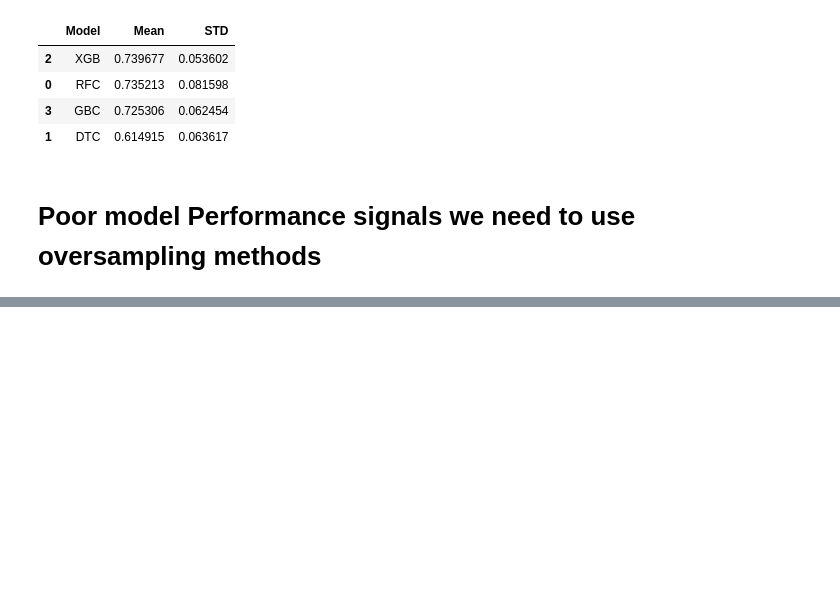
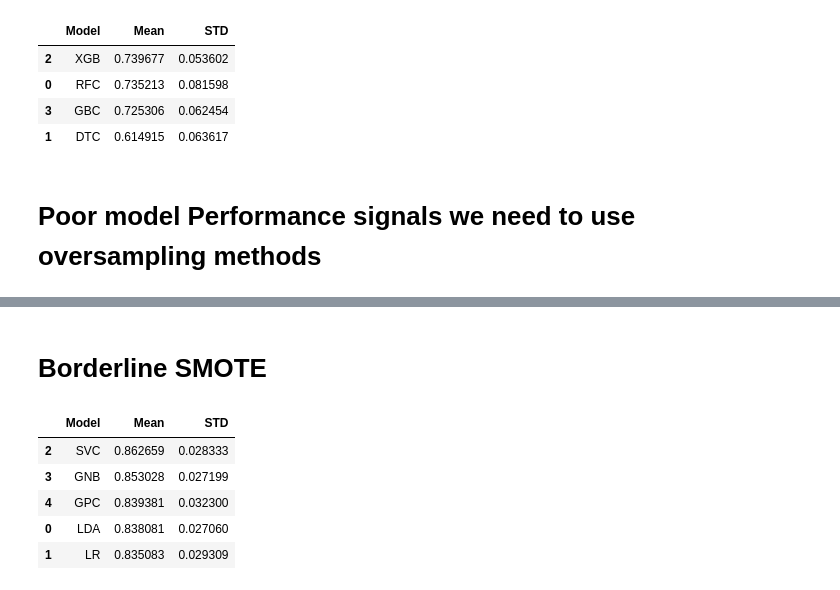
Before and after one commit to MaukanMir/Survival-Patient-Heart-Failure-Classification, a Jupyter notebook: training.ipynb, the cells around one changed output, grey strips where cells are left out. Drawn from its saved outputs; the diff is of its cells as text; code cells hidden in the pictures; blank space fills up the shorter version.

```diff
--- a/training.ipynb
+++ b/training.ipynb
@@ -268,0 +322,15 @@ testing_selected_models(names, models, X, y)
+# %% [markdown]
+# Borderline SMOTE
+# %%
+X_bl, y_bl = get_over_sampling_methods(X, y, "BL-SMOTE")
+# %%
+names = ['LDA', 'LR', 'SVC', 'GNB', "GPC"]
+models = get_selected_models(names)
+testing_selected_models(names, models, X_bl, y_bl)
+# %% [output]
+|  | Model | Mean | STD |
+| 2 | SVC | 0.862659 | 0.028333 |
+| 3 | GNB | 0.853028 | 0.027199 |
+| 4 | GPC | 0.839381 | 0.032300 |
+| 0 | LDA | 0.838081 | 0.027060 |
+| 1 | LR | 0.835083 | 0.029309 |
```
Also changed, not shown: parts of 14 cells of this notebook.
